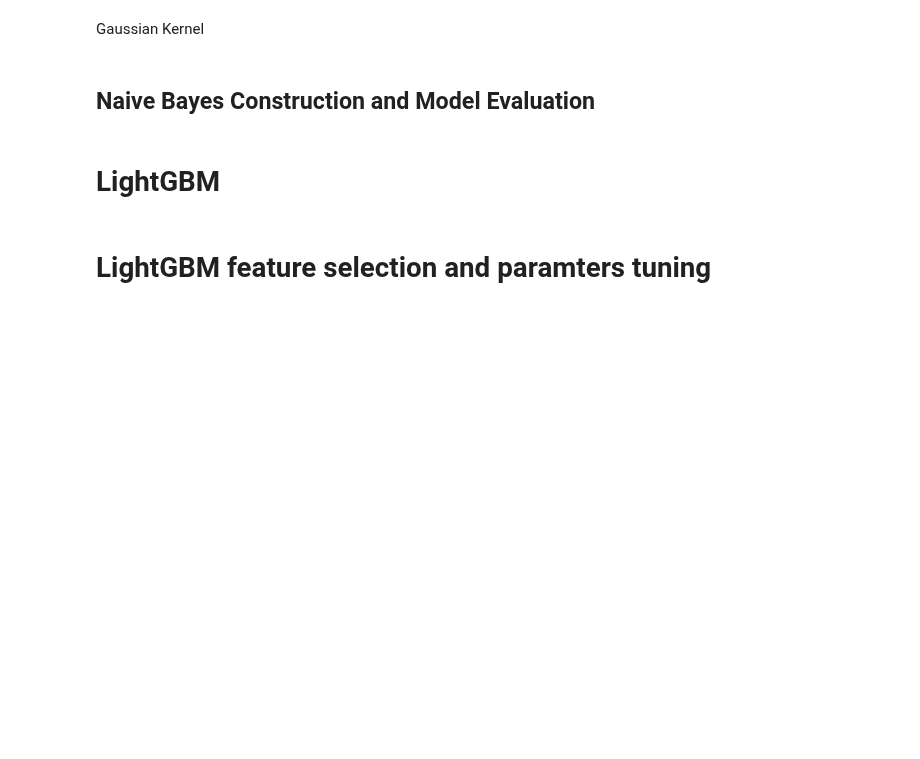
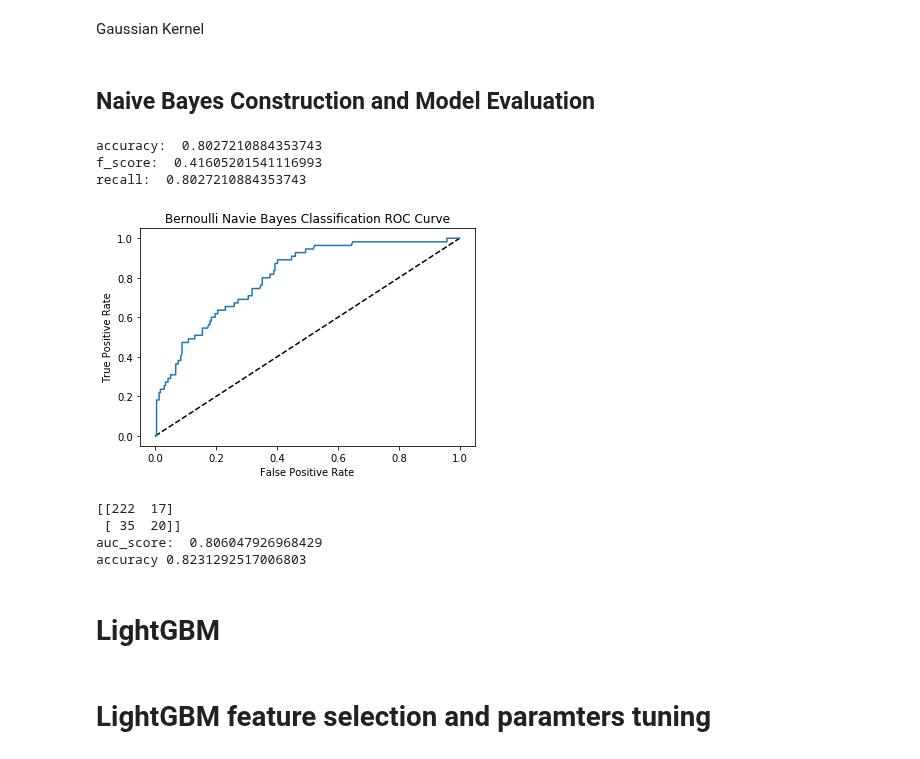
Before and after one commit to Xusong1998/Data-Analytics-Project, a Jupyter notebook: HR_Attrition_Data_Modeling.ipynb, the cells around one changed output. Cells and saved outputs as stored; diff of their text form; code cells hidden in the pictures; blank space fills up the shorter version.

```diff
--- a/HR_Attrition_Data_Modeling.ipynb
+++ b/HR_Attrition_Data_Modeling.ipynb
@@ -938,23 +945,39 @@ print('cv_accuracy_score: ',score.mean())
 # %%
 import numpy as np
 X_train, X_test, y_train, y_test = train_test_split(X, y, test_size=0.2, random_state=10)
 from sklearn.naive_bayes import BernoulliNB
 clf = BernoulliNB()
+
+#cross validation + oversampling
+f_score, acc,recall = cross_val(X,y,clf)
+print('accuracy: ', acc)
+print('f_score: ', f_score)
+print('recall: ', recall)
+
 clf.fit(X_train, y_train)
 y_pred = clf.predict(X_test)
 y_prob = clf.predict_proba(X_test)[:,1]
 
 # redundant code
 fpr, tpr, thresholds = roc_curve(y_test, y_prob)
 plt.plot([0,1],[0,1],'k--')
 plt.plot(fpr, tpr, label='Bernoulli Naive Bayes Classifier')
 plt.xlabel('False Positive Rate')
 plt.ylabel('True Positive Rate')
 plt.title('Bernoulli Navie Bayes Classification ROC Curve')
 plt.show()
 print(confusion_matrix(y_test,y_pred))
 print('auc_score: ', roc_auc_score(y_test, y_prob))
 print('accuracy', clf.score(X_test,y_test))
+# %% [output]
+accuracy:  0.8027210884353743
+f_score:  0.41605201541116993
+recall:  0.8027210884353743
+[figure, added]
+[[222  17]
+ [ 35  20]]
+auc_score:  0.806047926968429
+accuracy 0.8231292517006803
 # %% [markdown]
 # LightGBM
 # %%
```
Also changed, not shown: parts of 4 cells of this notebook.
